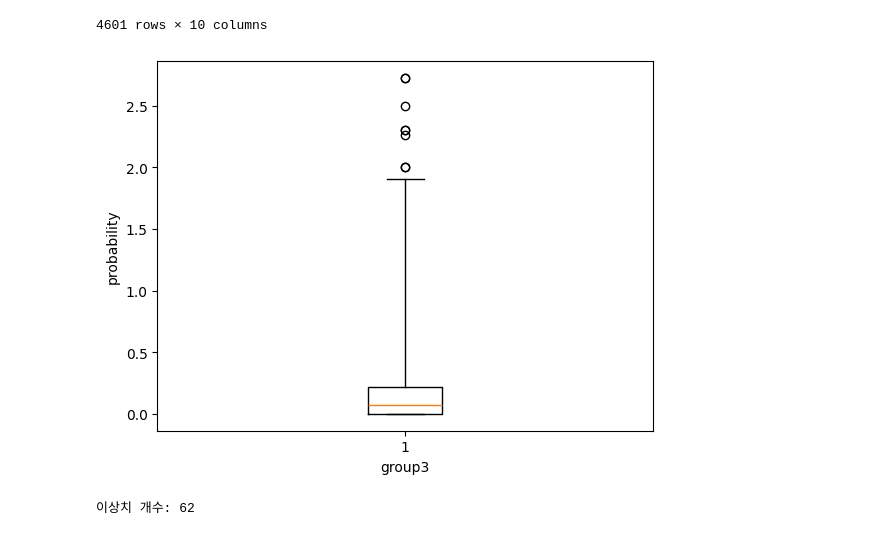
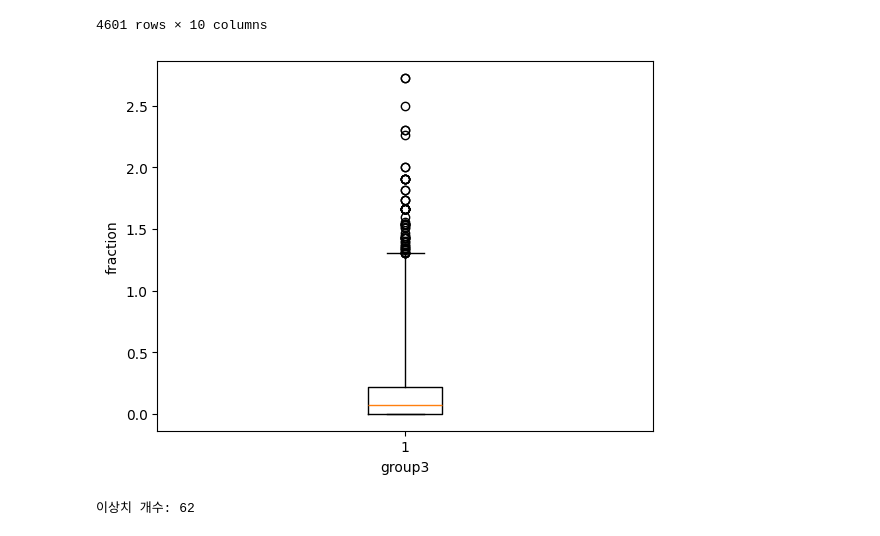
Before and after one commit to encore-SKN11/EDA-7Team, a Jupyter notebook: spam_email.ipynb, the cells around one changed output. Saved outputs shown, nothing was run; the diff lists cells and outputs as text; code cells hidden in the pictures.

```diff
--- a/spam_email.ipynb
+++ b/spam_email.ipynb
@@ -261,12 +261,12 @@ new_spam
 | 4600 | 0.657 | 1 | 0.065 | 0.072222 | 0.000000 | 0.020833 | ... |
 4601 rows × 10 columns
 # %%
-plt.boxplot(new_spam["word_group3_fq"], whis=8)
+plt.boxplot(new_spam["word_group3_fq"], whis=5)
 plt.xlabel('group3')
-plt.ylabel('probability')
+plt.ylabel('fraction')
 plt.show()
 # %% [output]
-[figure, old version]
+[figure, new version]
 # %%
 Q1 = np.percentile(new_spam["word_group3_fq"], 25)
 Q3 = np.percentile(new_spam["word_group3_fq"], 75)
```
Also changed, not shown: parts of 3 cells of this notebook, 3 other files.
